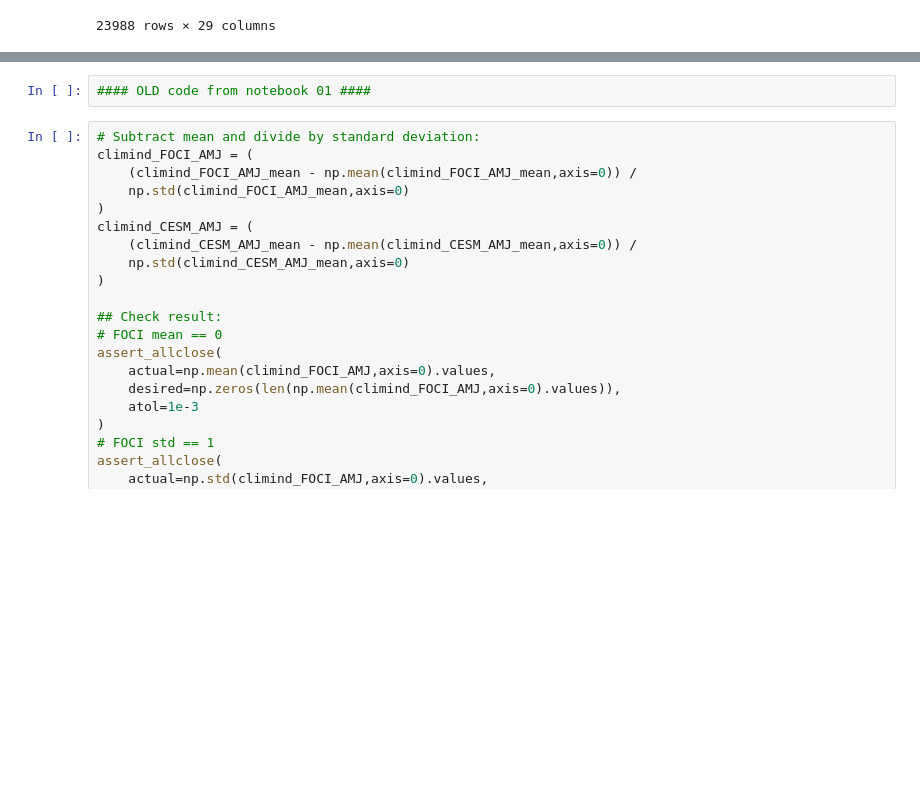
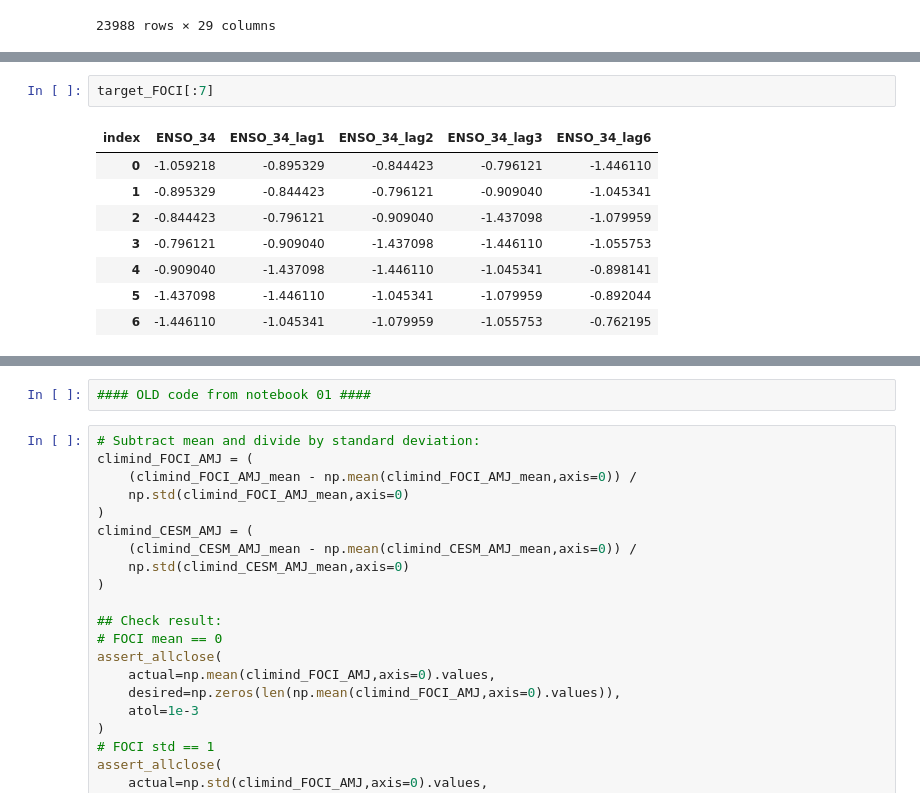
Before and after one commit to MarcoLandtHayen/cicmod_application, a Jupyter notebook: notebooks/02_enso_prediction.ipynb, the cells around one changed output, grey strips where cells are left out. Saved outputs shown, nothing was run; the diff lists cells and outputs as text; blank space fills up the shorter version.

```diff
--- a/notebooks/02_enso_prediction.ipynb
+++ b/notebooks/02_enso_prediction.ipynb
@@ -90,0 +155,11 @@ target_CESM = climind_CESM.loc[:, climind_CESM.columns == 'ENSO_34']
+# %%
+target_FOCI[:7]
+# %% [output]
+| index | ENSO_34 | ENSO_34_lag1 | ENSO_34_lag2 | ENSO_34_lag3 | ENSO_34_lag6 |
+| 0 | -1.059218 | -0.895329 | -0.844423 | -0.796121 | -1.446110 |
+| 1 | -0.895329 | -0.844423 | -0.796121 | -0.909040 | -1.045341 |
+| 2 | -0.844423 | -0.796121 | -0.909040 | -1.437098 | -1.079959 |
+| 3 | -0.796121 | -0.909040 | -1.437098 | -1.446110 | -1.055753 |
+| 4 | -0.909040 | -1.437098 | -1.446110 | -1.045341 | -0.898141 |
+| 5 | -1.437098 | -1.446110 | -1.045341 | -1.079959 | -0.892044 |
+| 6 | -1.446110 | -1.045341 | -1.079959 | -1.055753 | -0.762195 |
```
Also changed, not shown: parts of 13 cells of this notebook.
